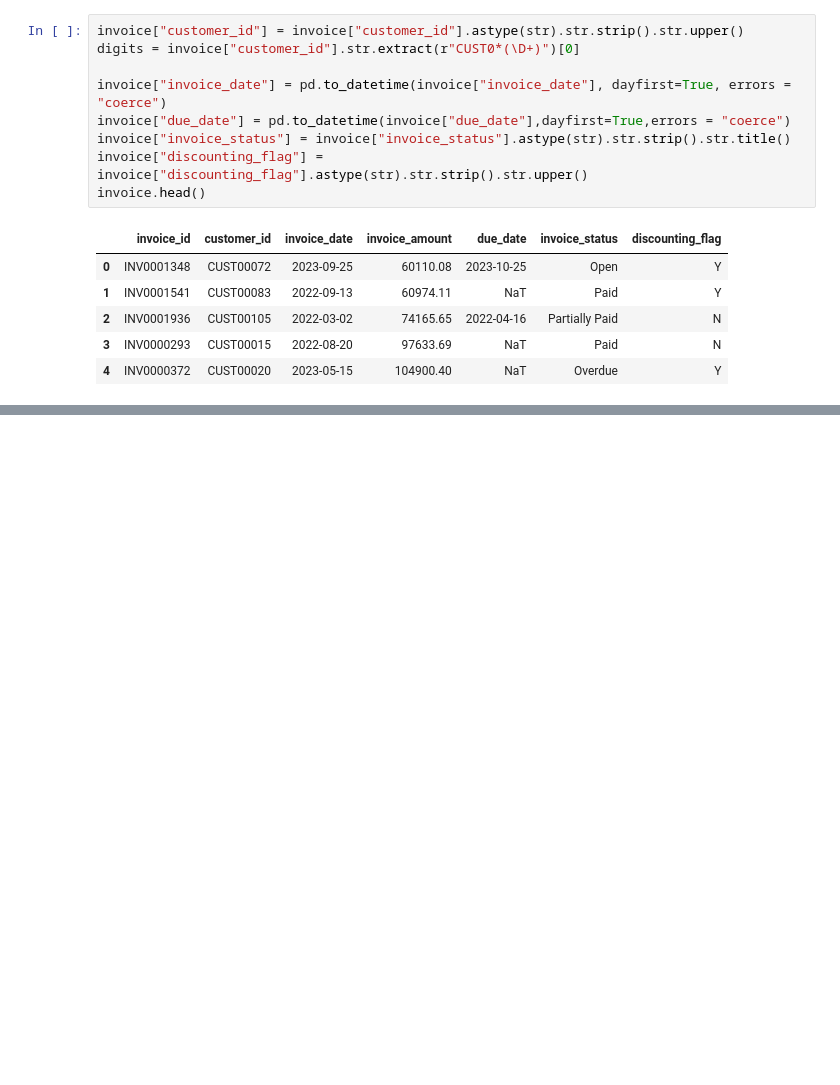
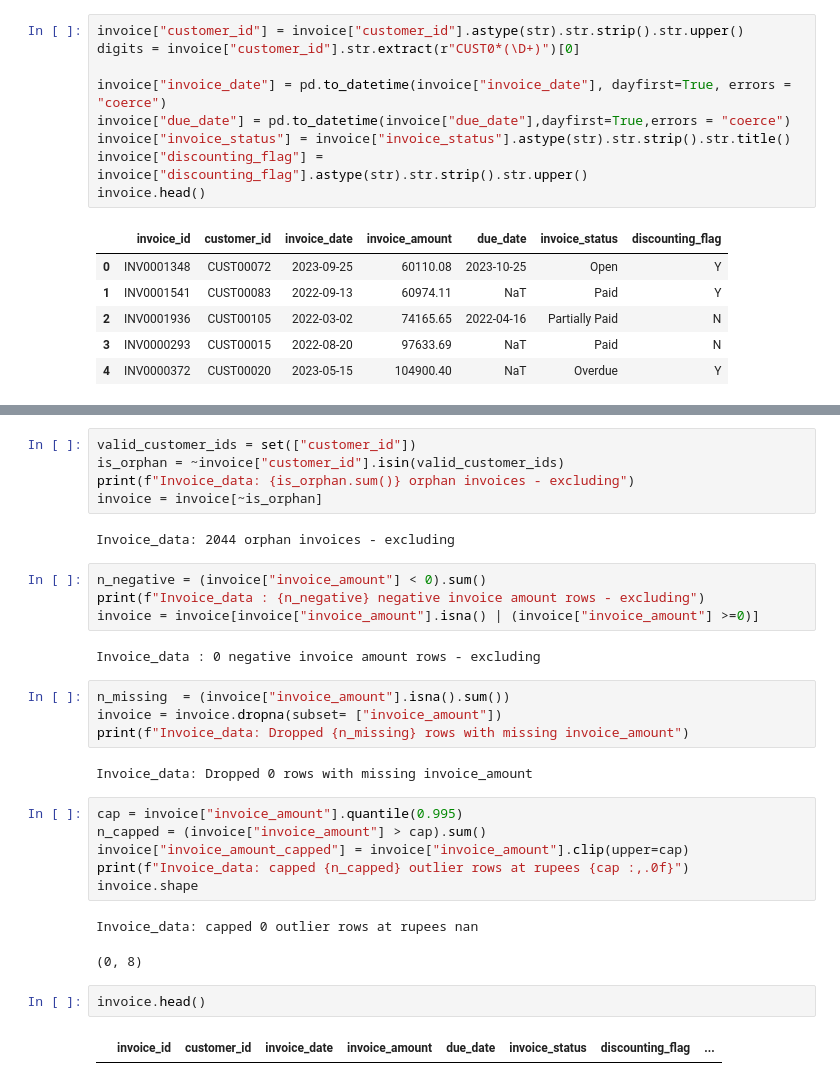
Before and after one commit to Bibhuti-MLAI/Time-Series-Forcasting, a Jupyter notebook: Revenue_Forcasting.ipynb, the cells around one changed output, grey strips where cells are left out. Drawn from its saved outputs; the diff is of its cells as text; blank space fills up the shorter version.

```diff
--- a/Revenue_Forcasting.ipynb
+++ b/Revenue_Forcasting.ipynb
@@ -192,0 +193,32 @@ invoice_data:removed 0 extract duplicate rows
+# %%
+valid_customer_ids = set(["customer_id"])
+is_orphan = ~invoice["customer_id"].isin(valid_customer_ids)
+print(f"Invoice_data: {is_orphan.sum()} orphan invoices - excluding")
+invoice = invoice[~is_orphan]
+# %% [output]
+Invoice_data: 2044 orphan invoices - excluding
+# %%
+n_negative = (invoice["invoice_amount"] < 0).sum()
+print(f"Invoice_data : {n_negative} negative invoice amount rows - excluding")
+invoice = invoice[invoice["invoice_amount"].isna() | (invoice["invoice_amount"] >=0)]
+# %% [output]
+Invoice_data : 0 negative invoice amount rows - excluding
+# %%
+n_missing  = (invoice["invoice_amount"].isna().sum())
+invoice = invoice.dropna(subset= ["invoice_amount"])
+print(f"Invoice_data: Dropped {n_missing} rows with missing invoice_amount")
+# %% [output]
+Invoice_data: Dropped 0 rows with missing invoice_amount
+# %%
+cap = invoice["invoice_amount"].quantile(0.995)
+n_capped = (invoice["invoice_amount"] > cap).sum()
+invoice["invoice_amount_capped"] = invoice["invoice_amount"].clip(upper=cap)
+print(f"Invoice_data: capped {n_capped} outlier rows at rupees {cap :,.0f}")
+invoice.shape
+# %% [output]
+Invoice_data: capped 0 outlier rows at rupees nan
+(0, 8)
+# %%
+invoice.head()
+# %% [output]
+|  | invoice_id | customer_id | invoice_date | invoice_amount | due_date | invoice_status | discounting_flag | ... |
```
Also changed, not shown: parts of 1 cell of this notebook.
